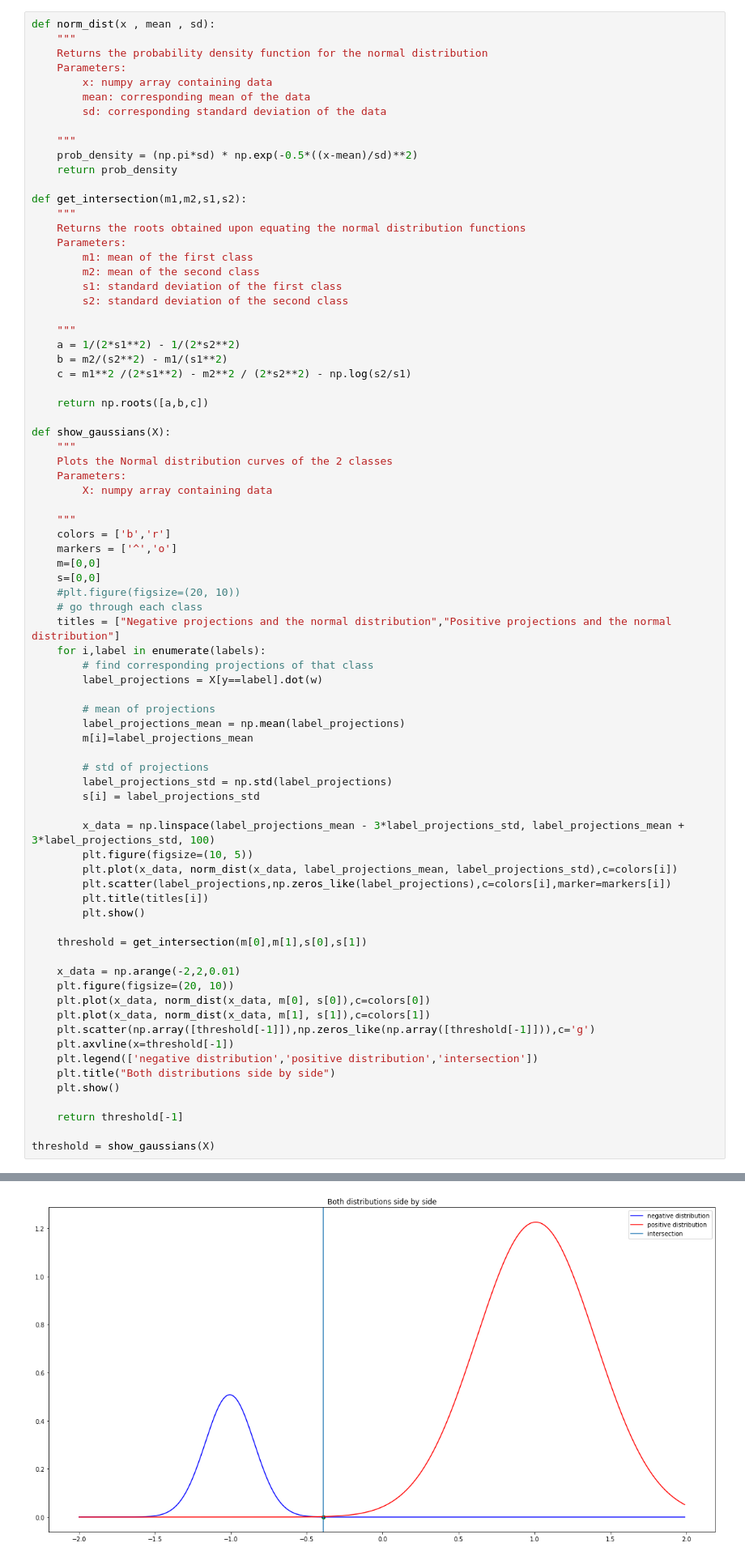
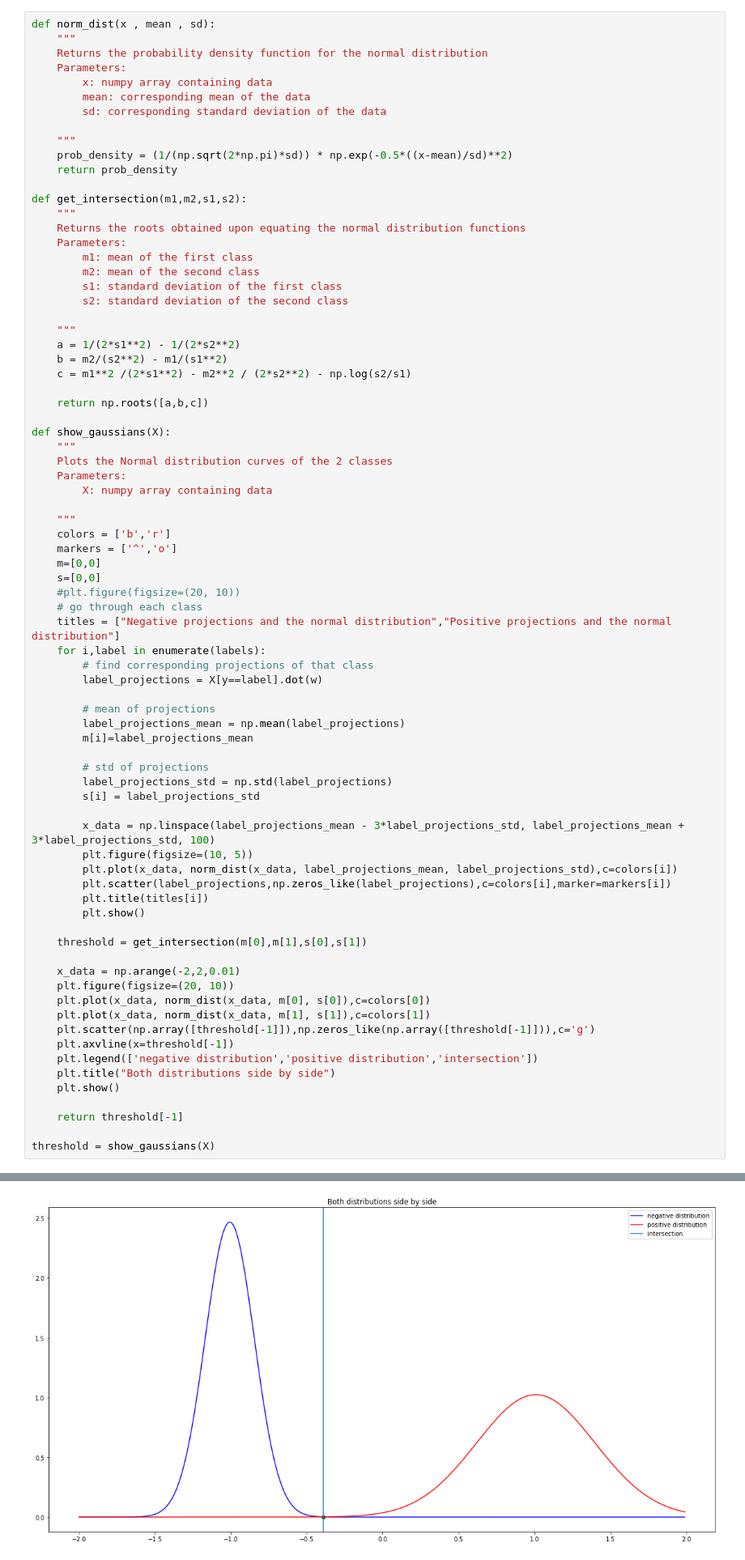
Before and after one commit to PavanReddy28/ML-assignment, a Jupyter notebook: FLD/FLD.ipynb, the cells around one changed output, grey strips where cells are left out. Shown at 81% size. Cells and saved outputs as stored; diff of their text form.

```diff
--- a/FLD/FLD.ipynb
+++ b/FLD/FLD.ipynb
@@ -110,7 +110,7 @@ def norm_dist(x , mean , sd):
         sd: corresponding standard deviation of the data
 
     """
-    prob_density = (np.pi*sd) * np.exp(-0.5*((x-mean)/sd)**2)
+    prob_density = (1/(np.sqrt(2*np.pi)*sd)) * np.exp(-0.5*((x-mean)/sd)**2)
     return prob_density
 
 def get_intersection(m1,m2,s1,s2):
@@ -183,4 +183,4 @@ threshold = show_gaussians(X)
-[figure, old version]
+[figure, new version]
 # %% [markdown]
 The threshold is given here
 # %%
```
Also changed, not shown: parts of 1 cell of this notebook.
